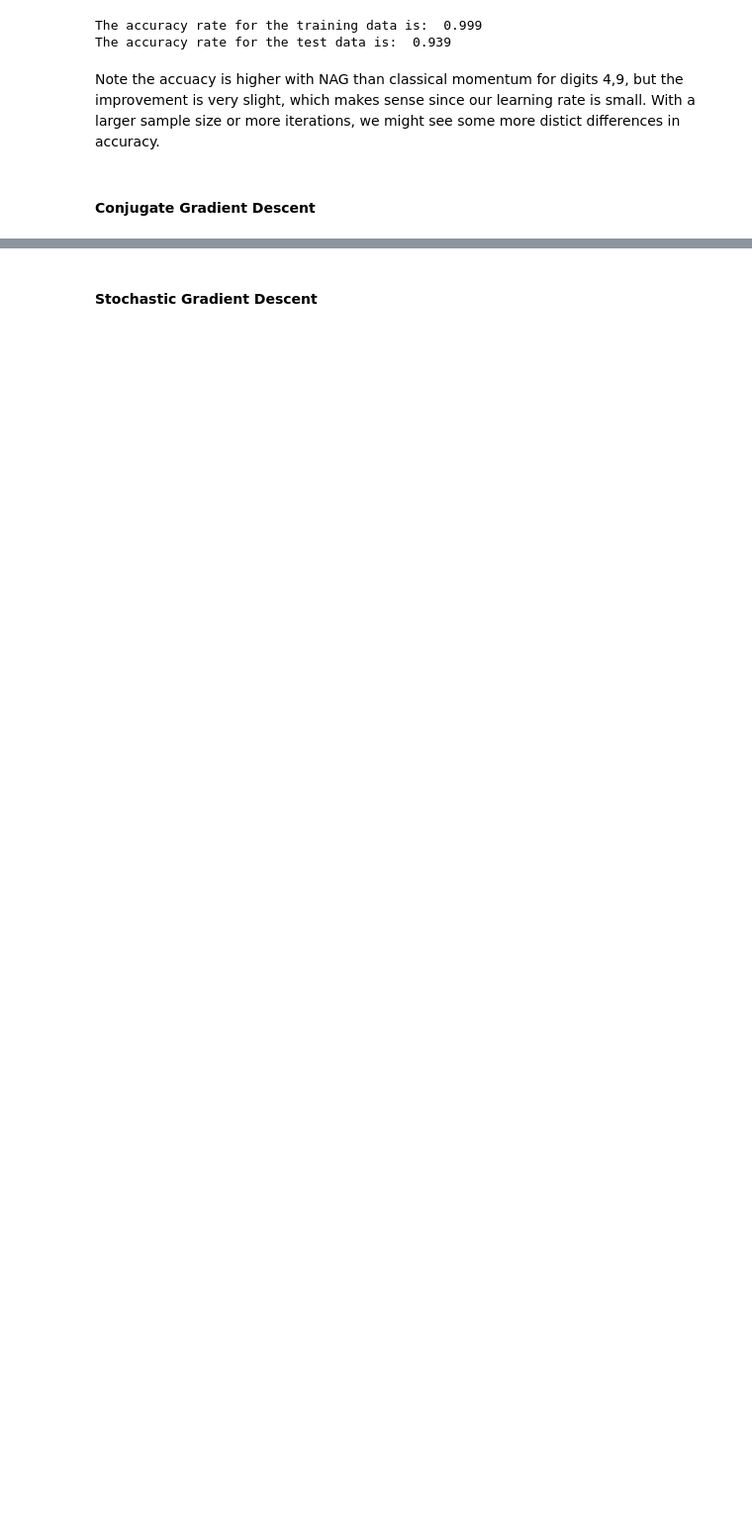
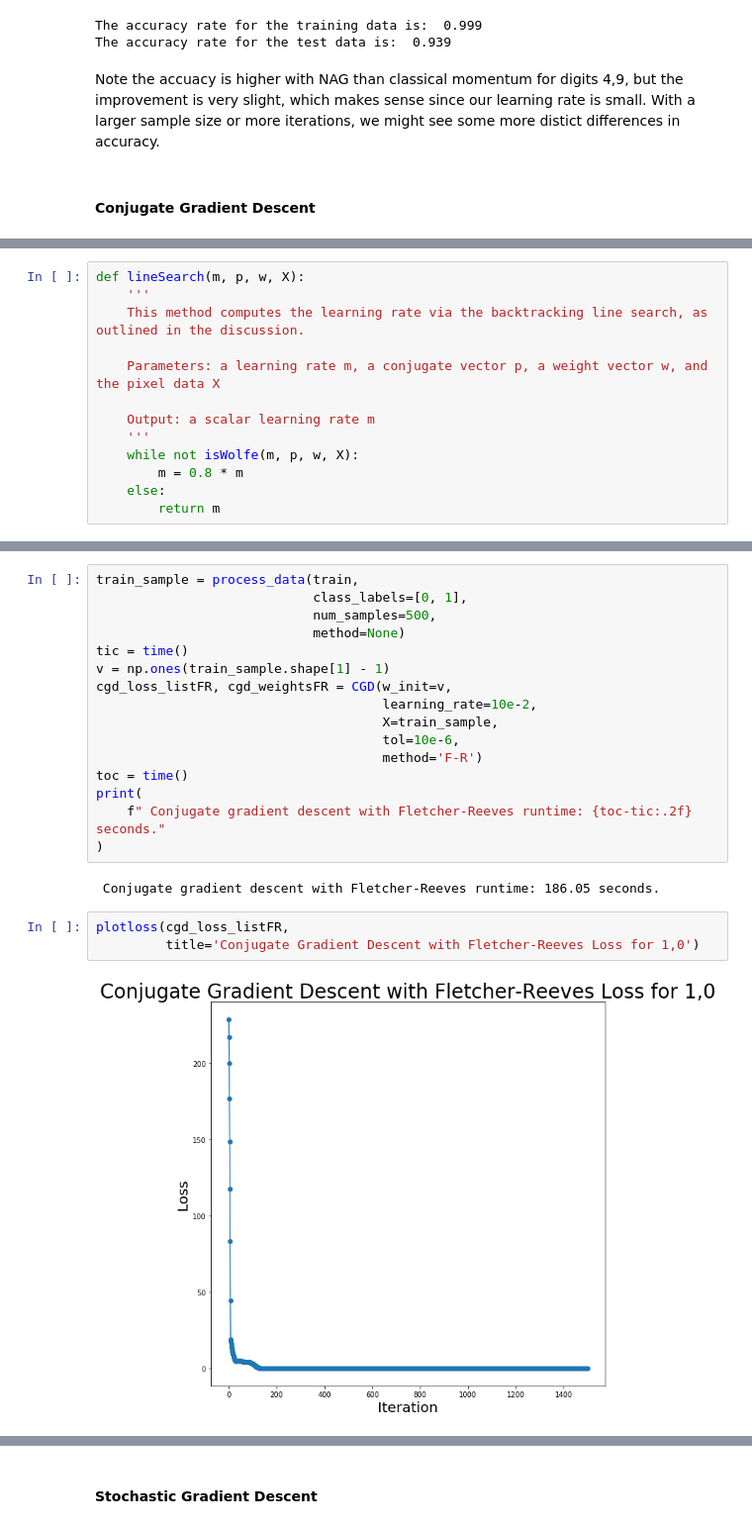
Before and after one commit to vrindachaa/MNIST-Classification, a Jupyter notebook: MNIST Classification with Gradient Descent.ipynb, the cells around one changed output, grey strips where cells are left out. Shown at 99% size. Saved outputs shown, nothing was run; the diff lists cells and outputs as text; blank space fills up the shorter version.

```diff
--- a/MNIST Classification with Gradient Descent.ipynb
+++ b/MNIST Classification with Gradient Descent.ipynb
@@ -601,0 +673,13 @@ Note the accuacy is higher with NAG than classical momentum for digits 4,9, but
+# %%
+def lineSearch(m, p, w, X):
+    '''
+    This method computes the learning rate via the backtracking line search, as outlined in the discussion.
+
+    Parameters: a learning rate m, a conjugate vector p, a weight vector w, and the pixel data X
+
+    Output: a scalar learning rate m
+    '''
+    while not isWolfe(m, p, w, X):
+        m = 0.8 * m
+    else:
+        return m
@@ -601,0 +726,23 @@ Note the accuacy is higher with NAG than classical momentum for digits 4,9, but
+# %%
+train_sample = process_data(train,
+                            class_labels=[0, 1],
+                            num_samples=500,
+                            method=None)
+tic = time()
+v = np.ones(train_sample.shape[1] - 1)
+cgd_loss_listFR, cgd_weightsFR = CGD(w_init=v,
+                                     learning_rate=10e-2,
+                                     X=train_sample,
+                                     tol=10e-6,
+                                     method='F-R')
+toc = time()
+print(
+    f" Conjugate gradient descent with Fletcher-Reeves runtime: {toc-tic:.2f} seconds."
+)
+# %% [output]
+ Conjugate gradient descent with Fletcher-Reeves runtime: 186.05 seconds.
+# %%
+plotloss(cgd_loss_listFR,
+         title='Conjugate Gradient Descent with Fletcher-Reeves Loss for 1,0')
+# %% [output]
+[figure, added]
```
Also changed, not shown: parts of 53 cells of this notebook, 1 other file.
